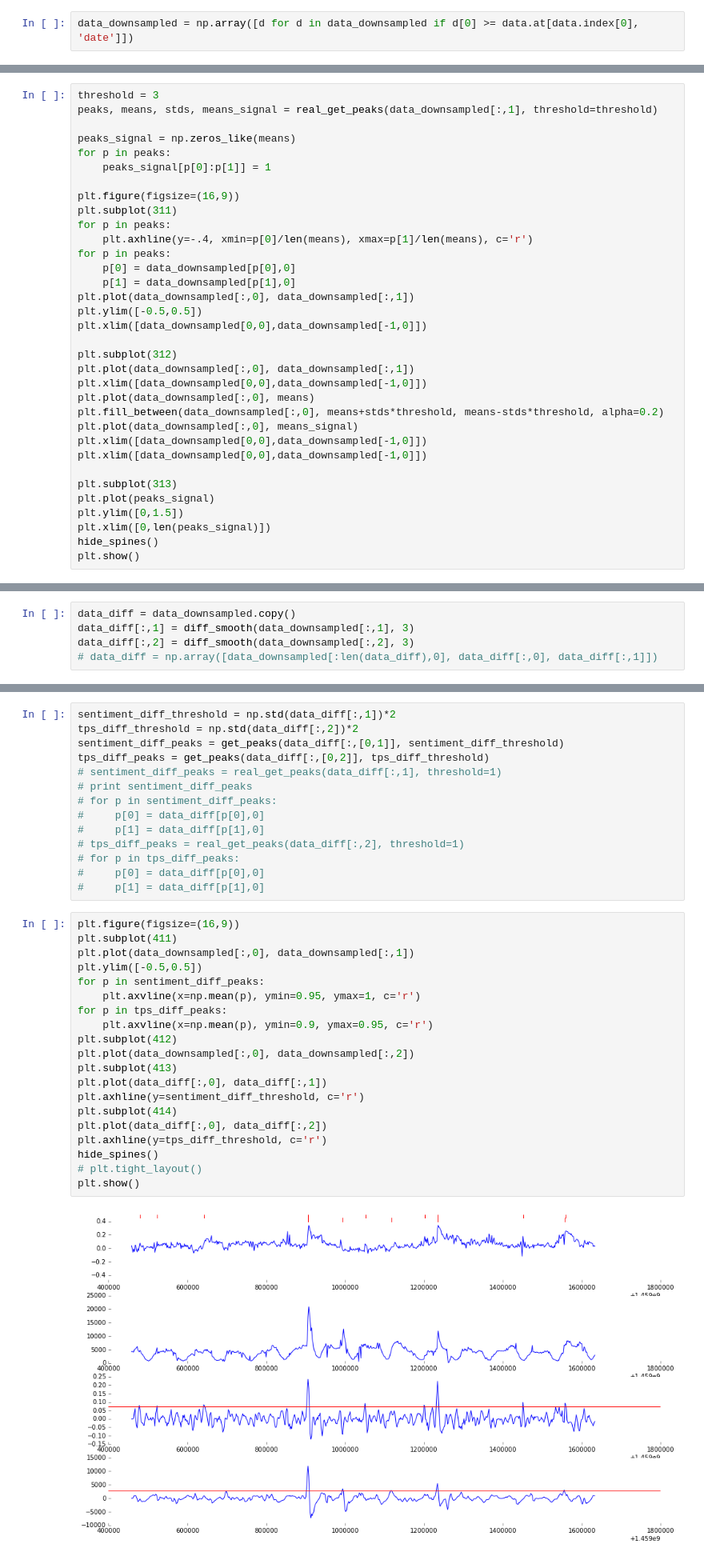
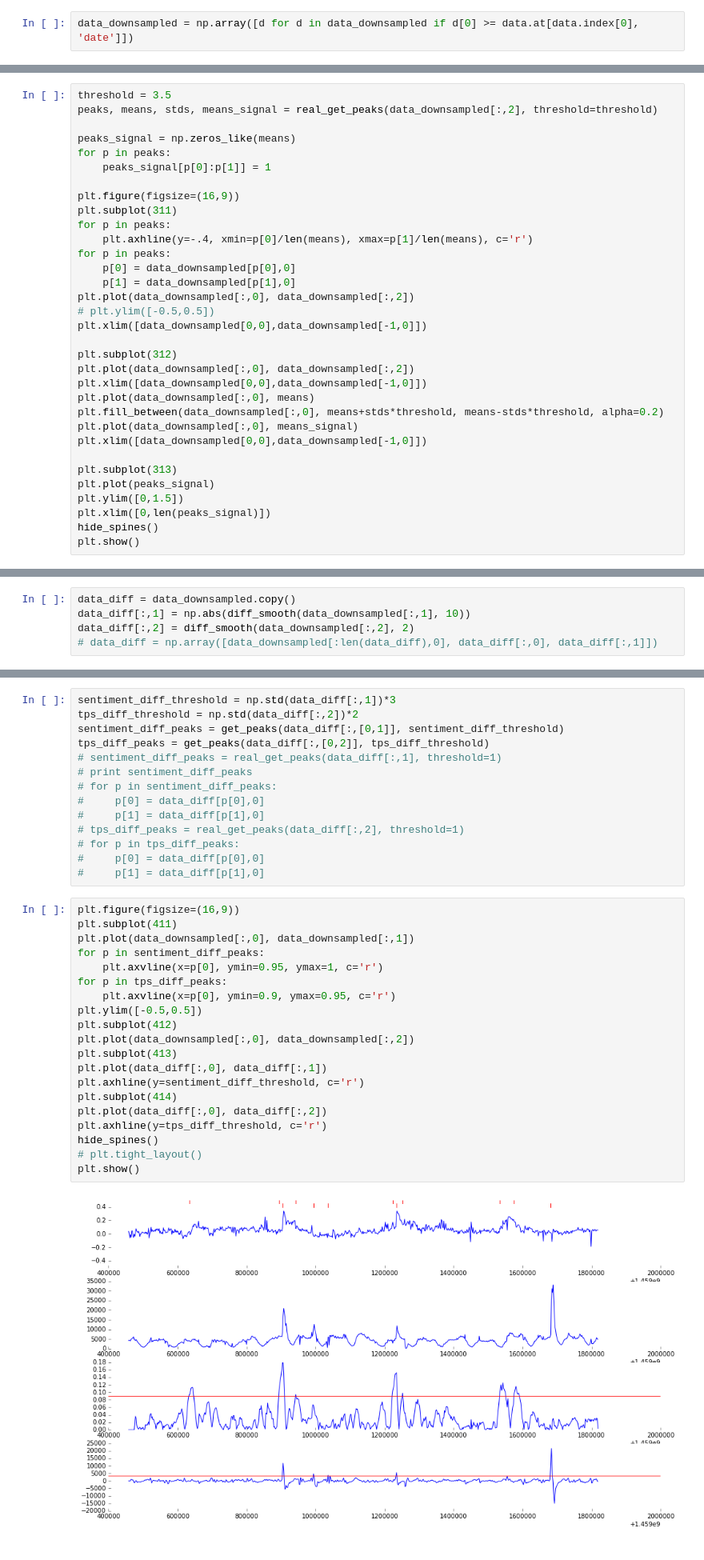
Before and after one commit to HoodPanther/SentimentalWorld, a Jupyter notebook: dev/viral tweet detection.ipynb, the cells around one changed output, grey strips where cells are left out. Shown: that part at 80% size. Saved outputs shown, nothing was run; the diff lists cells and outputs as text.

```diff
--- a/dev/viral tweet detection.ipynb
+++ b/dev/viral tweet detection.ipynb
@@ -93,8 +93,8 @@ def real_get_peaks(data, threshold=3, lag=48, deadzone=1): # some PHP nostalgia
         i += 1
     return peaks, np.array(means), np.array(stds), means_signal
 # %%
-threshold = 3
-peaks, means, stds, means_signal = real_get_peaks(data_downsampled[:,1], threshold=threshold)
+threshold = 3.5
+peaks, means, stds, means_signal = real_get_peaks(data_downsampled[:,2], threshold=threshold)
 
 peaks_signal = np.zeros_like(means)
 for p in peaks:
@@ -107,17 +107,16 @@ for p in peaks:
 for p in peaks:
     p[0] = data_downsampled[p[0],0]
     p[1] = data_downsampled[p[1],0]
-plt.plot(data_downsampled[:,0], data_downsampled[:,1])
-plt.ylim([-0.5,0.5])
+plt.plot(data_downsampled[:,0], data_downsampled[:,2])
+# plt.ylim([-0.5,0.5])
 plt.xlim([data_downsampled[0,0],data_downsampled[-1,0]])
 
 plt.subplot(312)
-plt.plot(data_downsampled[:,0], data_downsampled[:,1])
+plt.plot(data_downsampled[:,0], data_downsampled[:,2])
 plt.xlim([data_downsampled[0,0],data_downsampled[-1,0]])
 plt.plot(data_downsampled[:,0], means)
 plt.fill_between(data_downsampled[:,0], means+stds*threshold, means-stds*threshold, alpha=0.2)
 plt.plot(data_downsampled[:,0], means_signal)
-plt.xlim([data_downsampled[0,0],data_downsampled[-1,0]])
 plt.xlim([data_downsampled[0,0],data_downsampled[-1,0]])
 
 plt.subplot(313)
@@ -139,8 +138,8 @@ def diff_smooth(x, n):
     return a
 # %%
 data_diff = data_downsampled.copy()
-data_diff[:,1] = diff_smooth(data_downsampled[:,1], 3)
-data_diff[:,2] = diff_smooth(data_downsampled[:,2], 3)
+data_diff[:,1] = np.abs(diff_smooth(data_downsampled[:,1], 10))
+data_diff[:,2] = diff_smooth(data_downsampled[:,2], 2)
 # data_diff = np.array([data_downsampled[:len(data_diff),0], data_diff[:,0], data_diff[:,1]])
 # %%
 # peak detection
@@ -167,5 +162,5 @@ len(peaks)
 # %%
-sentiment_diff_threshold = np.std(data_diff[:,1])*2
+sentiment_diff_threshold = np.std(data_diff[:,1])*3
 tps_diff_threshold = np.std(data_diff[:,2])*2
 sentiment_diff_peaks = get_peaks(data_diff[:,[0,1]], sentiment_diff_threshold)
 tps_diff_peaks = get_peaks(data_diff[:,[0,2]], tps_diff_threshold)
@@ -181,24 +176,24 @@ tps_diff_peaks = get_peaks(data_diff[:,[0,2]], tps_diff_threshold)
 # %%
 plt.figure(figsize=(16,9))
 plt.subplot(411)
 plt.plot(data_downsampled[:,0], data_downsampled[:,1])
+for p in sentiment_diff_peaks:
+    plt.axvline(x=p[0], ymin=0.95, ymax=1, c='r')
+for p in tps_diff_peaks:
+    plt.axvline(x=p[0], ymin=0.9, ymax=0.95, c='r')
 plt.ylim([-0.5,0.5])
-for p in sentiment_diff_peaks:
-    plt.axvline(x=np.mean(p), ymin=0.95, ymax=1, c='r')
-for p in tps_diff_peaks:
-    plt.axvline(x=np.mean(p), ymin=0.9, ymax=0.95, c='r')
 plt.subplot(412)
 plt.plot(data_downsampled[:,0], data_downsampled[:,2])
 plt.subplot(413)
 plt.plot(data_diff[:,0], data_diff[:,1])
 plt.axhline(y=sentiment_diff_threshold, c='r')
 plt.subplot(414)
 plt.plot(data_diff[:,0], data_diff[:,2])
 plt.axhline(y=tps_diff_threshold, c='r')
 hide_spines()
 # plt.tight_layout()
 plt.show()
 # %% [output]
-[figure, old version]
+[figure, new version]
 # %%
 # find and display trending tweets
```
Also changed, not shown: parts of 5 cells of this notebook, 2 other files.
